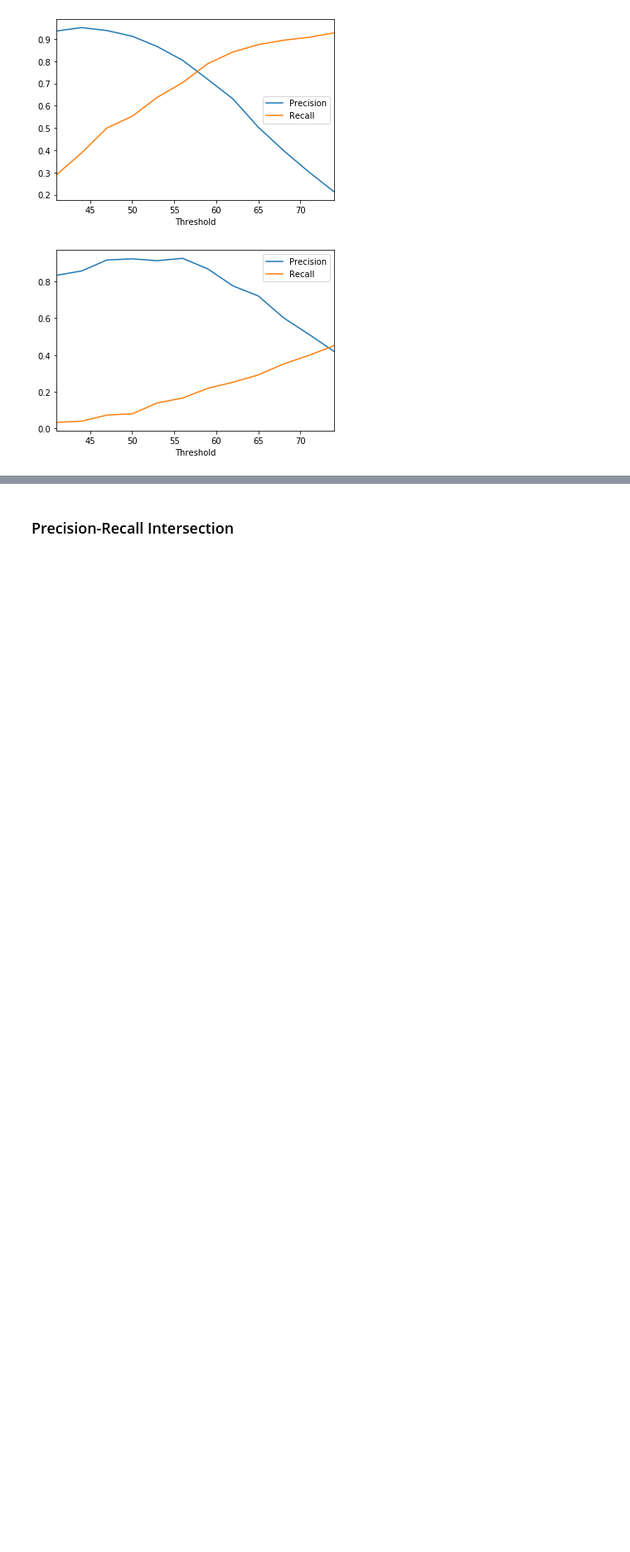
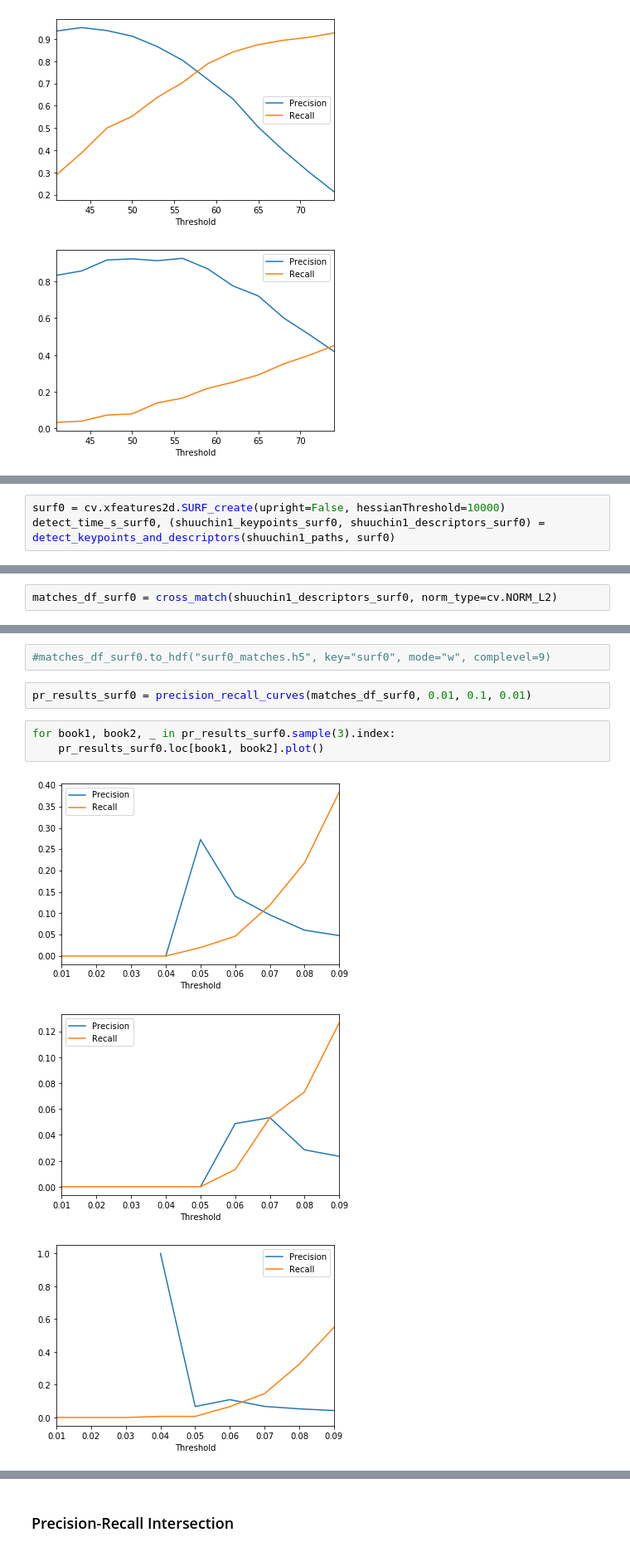
Before and after one commit to leyhline/bukan-collection, a Jupyter notebook: 02-feature-detection.ipynb, the cells around one changed output, grey strips where cells are left out. Shown at 83% size. Saved outputs shown, nothing was run; the diff lists cells and outputs as text; blank space fills up the shorter version.

```diff
--- a/02-feature-detection.ipynb
+++ b/02-feature-detection.ipynb
@@ -217,0 +286,3 @@ for book1, book2, _ in pr_results_brisk.sample(3).index:
+# %%
+surf0 = cv.xfeatures2d.SURF_create(upright=False, hessianThreshold=10000)
+detect_time_s_surf0, (shuuchin1_keypoints_surf0, shuuchin1_descriptors_surf0) =  detect_keypoints_and_descriptors(shuuchin1_paths, surf0)
@@ -217,0 +293,2 @@ for book1, book2, _ in pr_results_brisk.sample(3).index:
+# %%
+matches_df_surf0 = cross_match(shuuchin1_descriptors_surf0, norm_type=cv.NORM_L2)
@@ -217,0 +309,11 @@ for book1, book2, _ in pr_results_brisk.sample(3).index:
+# %%
+#matches_df_surf0.to_hdf("surf0_matches.h5", key="surf0", mode="w", complevel=9)
+# %%
+pr_results_surf0 = precision_recall_curves(matches_df_surf0, 0.01, 0.1, 0.01)
+# %%
+for book1, book2, _ in pr_results_surf0.sample(3).index:
+    pr_results_surf0.loc[book1, book2].plot()
+# %% [output]
+[figure, added]
+[figure, added]
+[figure, added]
```
Also changed, not shown: parts of 29 cells of this notebook, 4 other files.
